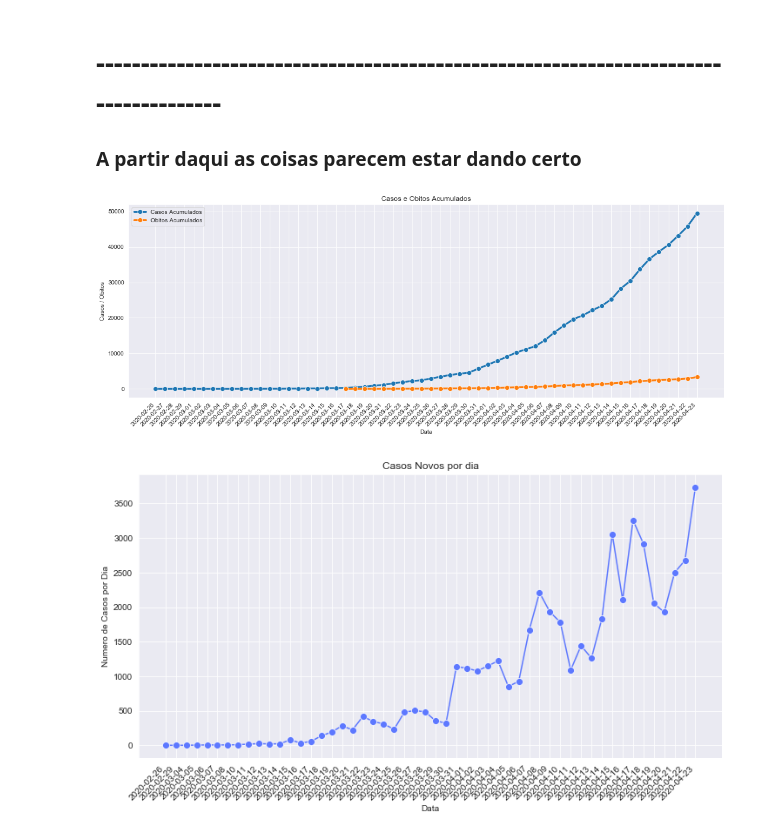
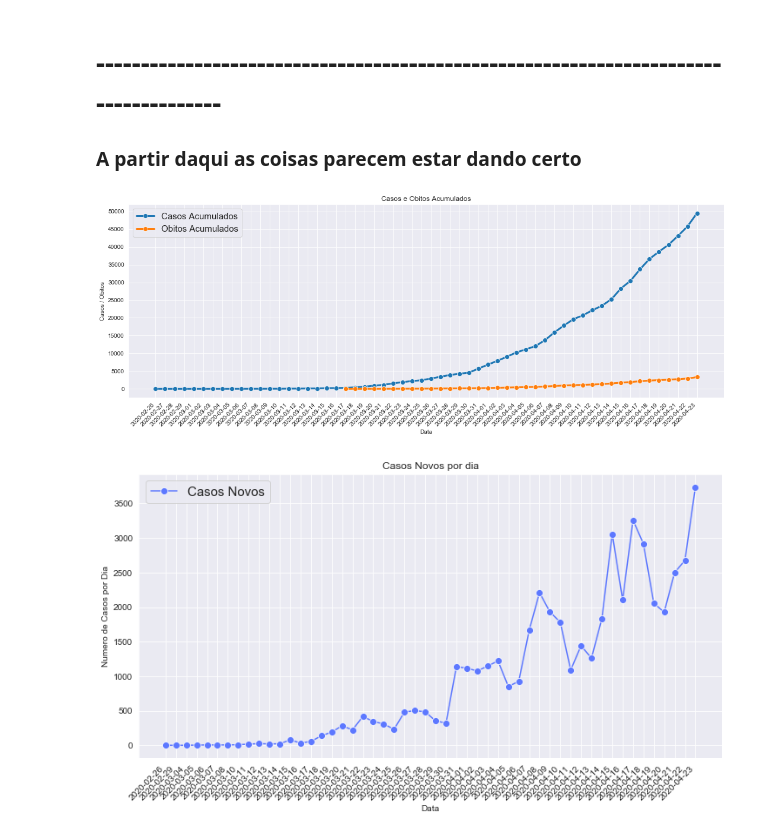
Before and after one commit to Rafaelcerq28/Analise_Covid-19, a Jupyter notebook: Visualização COVID-19.ipynb, the cells around one changed output. Drawn from its saved outputs; the diff is of its cells as text; code cells hidden in the pictures.

```diff
--- a/Visualização COVID-19.ipynb
+++ b/Visualização COVID-19.ipynb
@@ -196,32 +195,40 @@ df_por_data['obitosNovos'] = obitosNovos
 # %%
 #TESTE DE IMPRESSÃO DO GRAFICO (Casos e Obitos Acumulados x Data)
 
 plt.figure(figsize=(18,6))
 sns.lineplot(x='data',y=df_por_data[df_por_data['casosAcumulados'] > 0]['casosAcumulados'],data=df_por_data,lw=3,marker='o',markersize=8,label='Casos Acumulados')
 sns.lineplot(x='data',y=df_por_data[df_por_data['obitosAcumulados'] > 0]['obitosAcumulados'],data=df_por_data,lw=3,marker='o',markersize=8,label='Obitos Acumulados')
 
+#Aumenta a legenda
+plt.yticks(np.arange(0,df_por_data[df_por_data['casosAcumulados'] > 0]['casosAcumulados'].max() + 5001,5000))
+#Inclina a escala
 plt.xticks(rotation=45, horizontalalignment='right')
 plt.title('Casos e Obitos Acumulados')
 plt.ylabel('Casos / Obitos')
 plt.xlabel('Data')
 
+#Aumentar tamanho da legenda
+plt.rcParams['legend.fontsize'] = 15
+
 plt.legend()
 plt.show()
 # %% [output]
-[figure, old version]
+[figure, new version]
 # %%
 #TESTE DE IMPRESSÃO DO GRAFICO (Casos Novos por dia)
 
 plt.figure(figsize=(12,6))
-sns.lineplot(x='data',y=df_por_data[df_por_data['casosNovos'] > 0]['casosNovos'],data=df_por_data,marker='o',markersize=8,color='#5D78FF',
-            err_style='bars')
-
+sns.lineplot(x='data',y=df_por_data[df_por_data['casosNovos'] > 0]['casosNovos'],data=df_por_data,marker='o',markersize=8,color='#5D78FF',label='Casos Novos')
+#Inclina a escala
 plt.xticks(rotation=45, horizontalalignment='right')
 plt.title('Casos Novos por dia')
 plt.ylabel('Numero de Casos por Dia')
 plt.xlabel('Data')
 
+#Aumentar tamanho da legenda
+plt.rcParams['legend.fontsize'] = 15
+plt.legend()
 
 plt.show()
 # %% [output]
-[figure, old version]
+[figure, new version]
```
Also changed, not shown: parts of 1 cell of this notebook.
